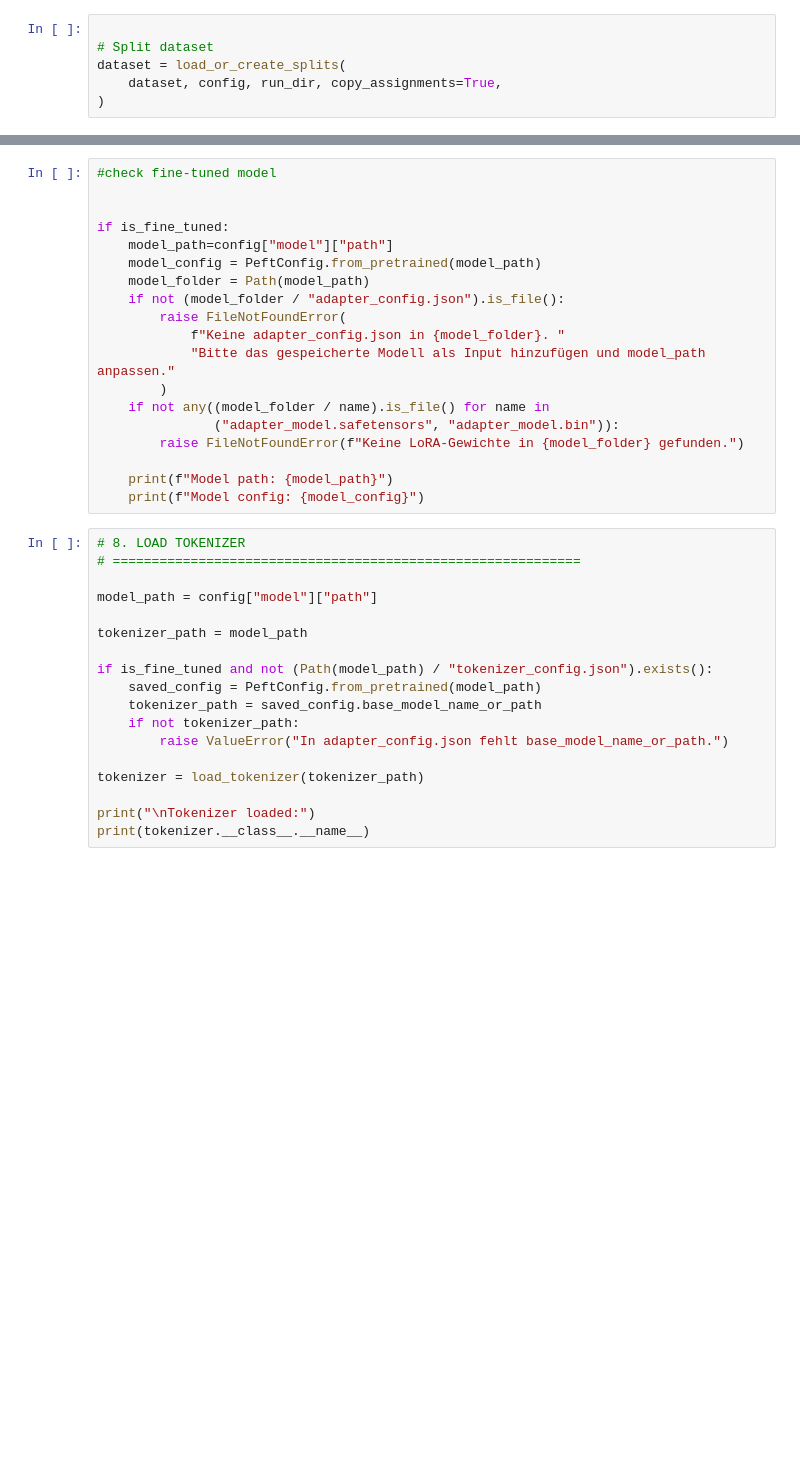
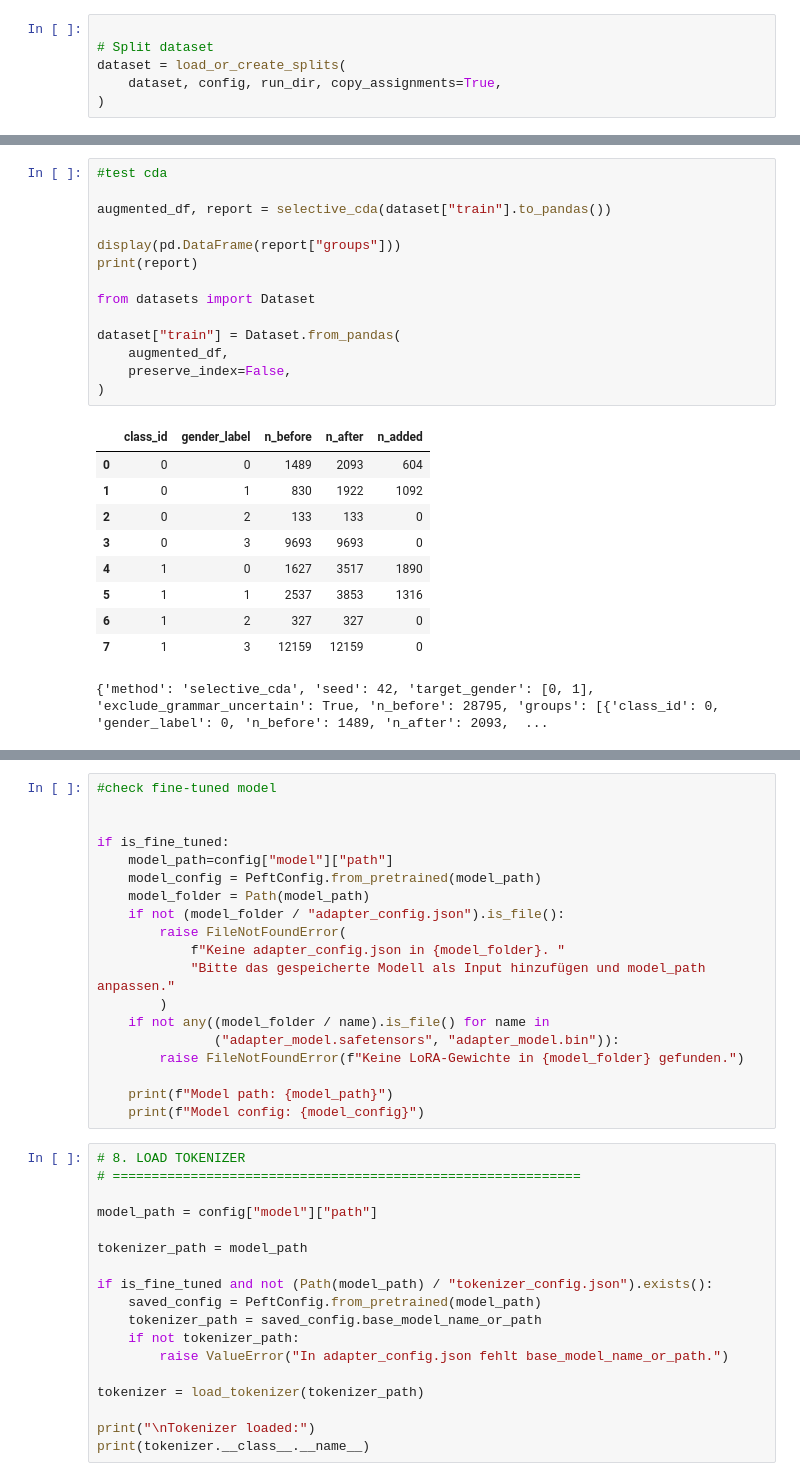
Before and after one commit to load-luna/gender-bias-hate-speech, a Jupyter notebook: notebooks/test_note.ipynb, the cells around one changed output, grey strips where cells are left out. Saved outputs shown, nothing was run; the diff lists cells and outputs as text; blank space fills up the shorter version.

Commit message:
#many changes: -add confidence interval -add mitigation -add new Fairness metric CTgap -new run setup -fix gender labling

```diff
--- a/notebooks/test_note.ipynb
+++ b/notebooks/test_note.ipynb
@@ -199,0 +247,25 @@ print(mitigation_config)
+# %%
+#test cda
+
+augmented_df, report = selective_cda(dataset["train"].to_pandas())
+
+display(pd.DataFrame(report["groups"]))
+print(report)
+
+from datasets import Dataset
+
+dataset["train"] = Dataset.from_pandas(
+    augmented_df,
+    preserve_index=False,
+)
+# %% [output]
+|  | class_id | gender_label | n_before | n_after | n_added |
+| 0 | 0 | 0 | 1489 | 2093 | 604 |
+| 1 | 0 | 1 | 830 | 1922 | 1092 |
+| 2 | 0 | 2 | 133 | 133 | 0 |
+| 3 | 0 | 3 | 9693 | 9693 | 0 |
+| 4 | 1 | 0 | 1627 | 3517 | 1890 |
+| 5 | 1 | 1 | 2537 | 3853 | 1316 |
+| 6 | 1 | 2 | 327 | 327 | 0 |
+| 7 | 1 | 3 | 12159 | 12159 | 0 |
+{'method': 'selective_cda', 'seed': 42, 'target_gender': [0, 1], 'exclude_grammar_uncertain': True, 'n_before': 28795, 'groups': [{'class_id': 0, 'gender_label': 0, 'n_before': 1489, 'n_after': 2093,  ...
```
Also changed, not shown: parts of 10 cells of this notebook, 33 other files.
